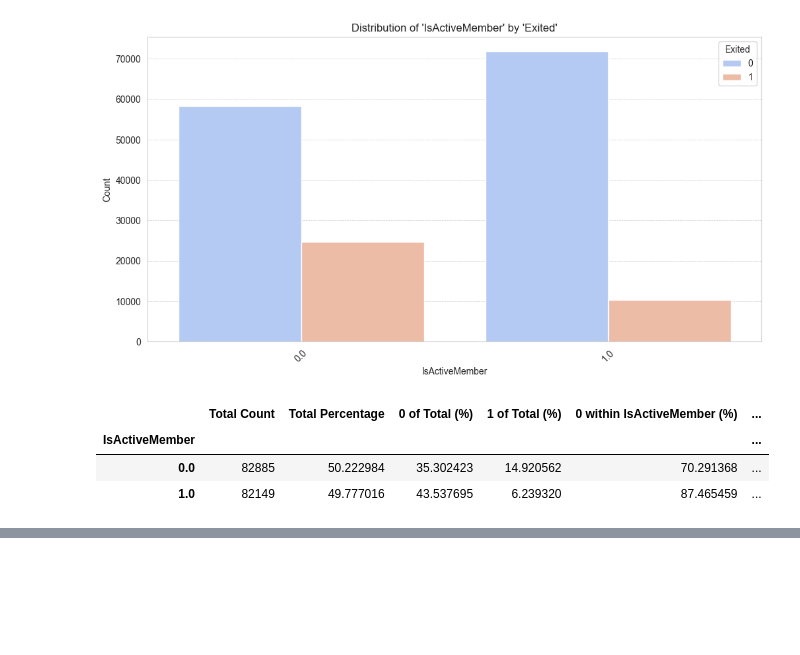
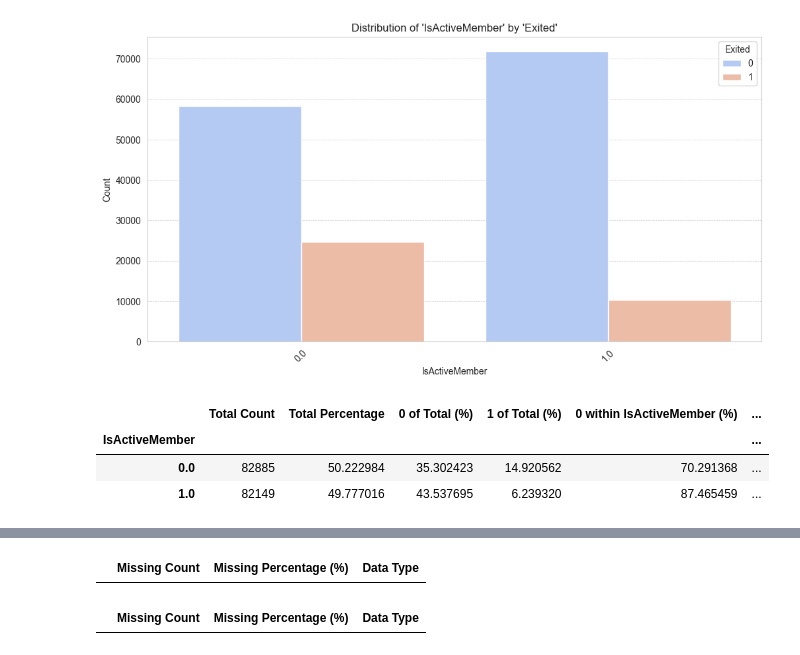
Before and after one commit to surajwate/S4E1-Binary-Classification-with-a-Bank-Churn, a Jupyter notebook: notebooks/eda.ipynb, the cells around one changed output, grey strips where cells are left out. Saved outputs shown, nothing was run; the diff lists cells and outputs as text; code cells hidden in the pictures; blank space fills up the shorter version.

Commit message:
Refactor missing_values function and add options for including all columns and visualizing missing data

```diff
--- a/notebooks/eda.ipynb
+++ b/notebooks/eda.ipynb
@@ -147,3 +147,11 @@ for col in numerical_features:
 | EstimatedSalary_Overall | 165034.0 | 112574.822734 | 50292.865585 | 11.58 | 74637.57 | 117948.0 | 155152.4675 | 199992.48 |
 | EstimatedSalary_Lower_Outliers | 0.0 | NaN | NaN | NaN | NaN | NaN | NaN | NaN |
 | EstimatedSalary_Upper_Outliers | 0.0 | NaN | NaN | NaN | NaN | NaN | NaN | NaN |
+# %%
+analyze.missing_values(df=train)
+# %% [output]
+|  | Missing Count | Missing Percentage (%) | Data Type |
+# %%
+analyze.missing_values(df=train, visualize=True)
+# %% [output]
+|  | Missing Count | Missing Percentage (%) | Data Type |
```
Also changed, not shown: 1 other file.
